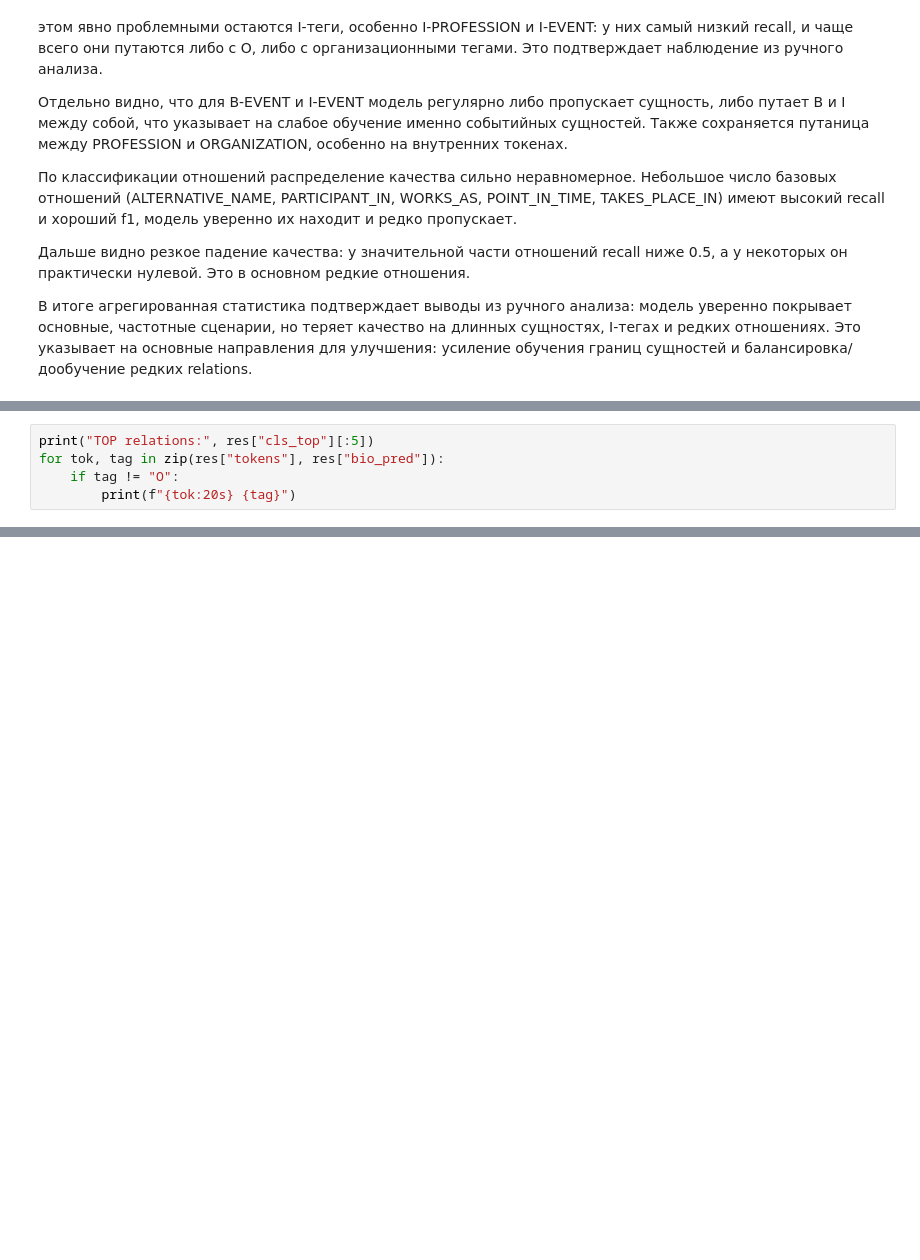
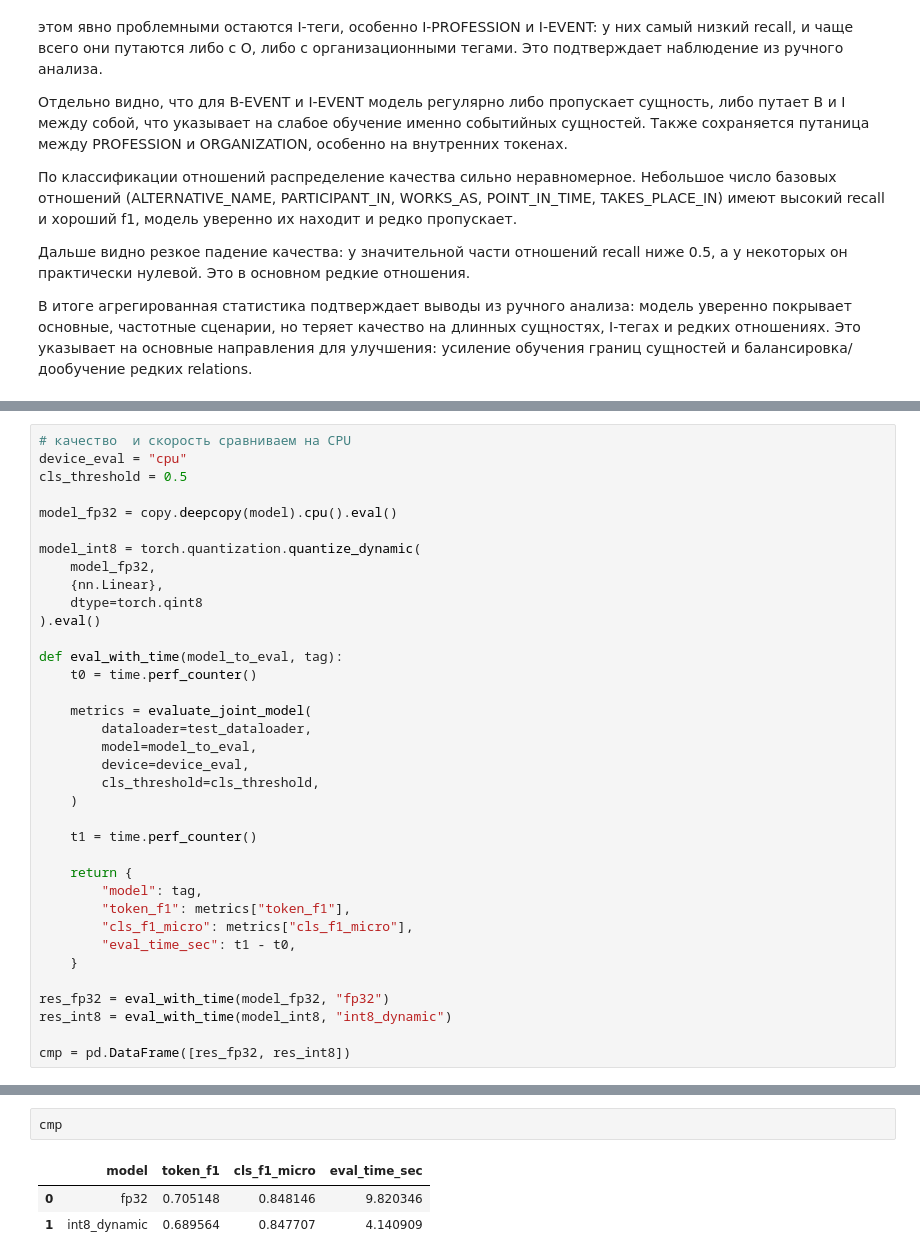
Before and after one commit to GladunAD/yandex_practicum_nlp, a Jupyter notebook: NEREL_MultiTask_Notebook.ipynb, the cells around one changed output, grey strips where cells are left out. Cells and saved outputs as stored; diff of their text form; blank space fills up the shorter version.

```diff
--- a/NEREL_MultiTask_Notebook.ipynb
+++ b/NEREL_MultiTask_Notebook.ipynb
@@ -1181,5 +1112,0 @@ res["cls_top"]
-# %%
-print("TOP relations:", res["cls_top"][:5])
-for tok, tag in zip(res["tokens"], res["bio_pred"]):
-    if tag != "O":
-        print(f"{tok:20s} {tag}")
@@ -1246,0 +1115,36 @@ token         true            pred            flag
+# %%
+# качество  и скорость сравниваем на CPU
+device_eval = "cpu"
+cls_threshold = 0.5
+
+model_fp32 = copy.deepcopy(model).cpu().eval()
+
+model_int8 = torch.quantization.quantize_dynamic(
+    model_fp32,
+    {nn.Linear},
+    dtype=torch.qint8
+).eval()
+
+def eval_with_time(model_to_eval, tag):
+    t0 = time.perf_counter()
+
+    metrics = evaluate_joint_model(
+        dataloader=test_dataloader,
+        model=model_to_eval,
+        device=device_eval,
+        cls_threshold=cls_threshold,
+    )
+
+    t1 = time.perf_counter()
+
+    return {
+        "model": tag,
+        "token_f1": metrics["token_f1"],
+        "cls_f1_micro": metrics["cls_f1_micro"],
+        "eval_time_sec": t1 - t0,
+    }
+
+res_fp32 = eval_with_time(model_fp32, "fp32")
+res_int8 = eval_with_time(model_int8, "int8_dynamic")
+
+cmp = pd.DataFrame([res_fp32, res_int8])
@@ -1246,0 +1158,6 @@ token         true            pred            flag
+# %%
+cmp
+# %% [output]
+|  | model | token_f1 | cls_f1_micro | eval_time_sec |
+| 0 | fp32 | 0.705148 | 0.848146 | 9.820346 |
+| 1 | int8_dynamic | 0.689564 | 0.847707 | 4.140909 |
```
Also changed, not shown: parts of 35 cells of this notebook.
